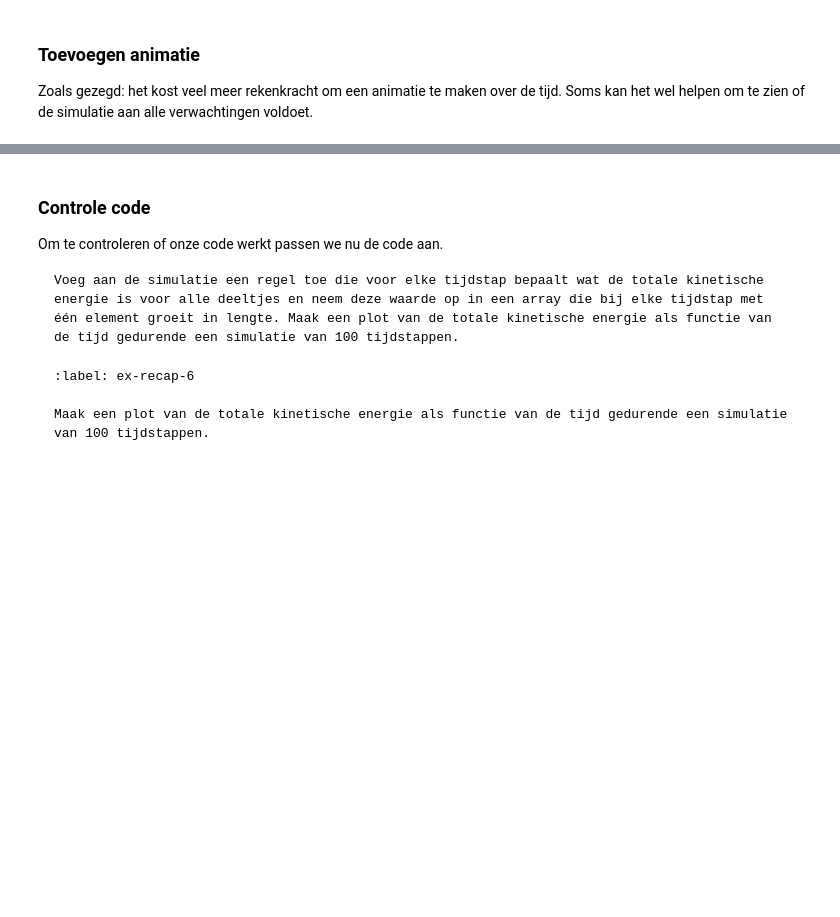
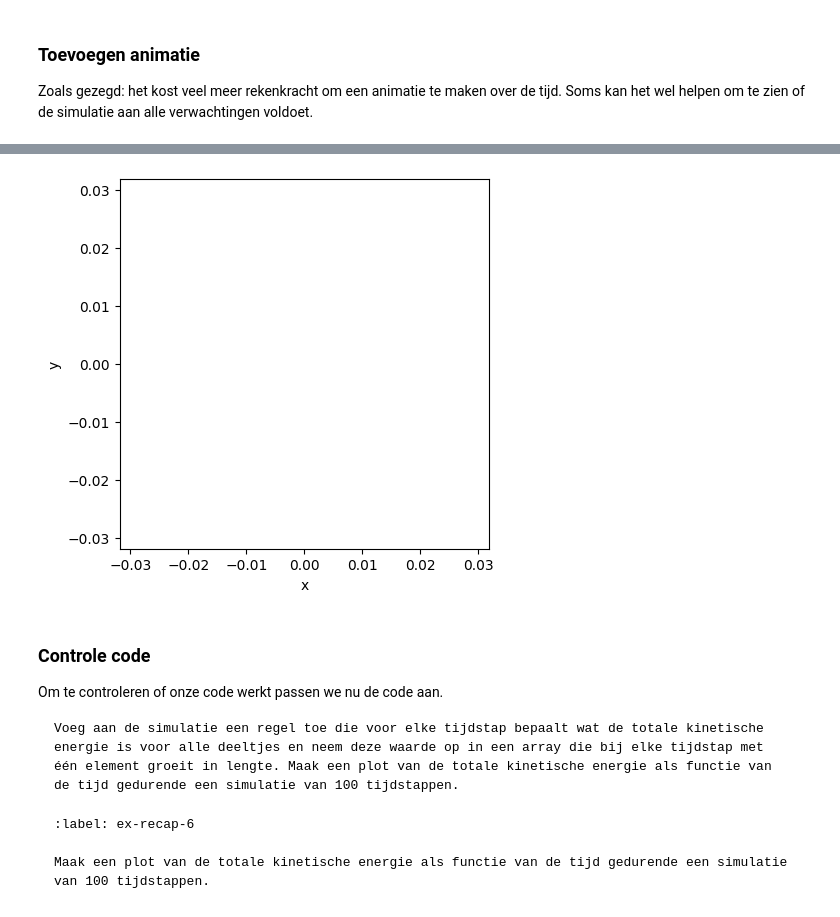
Before and after one commit to DavantePES/inleidend-practicum-2, a Jupyter notebook: Content/PySim/3_recap.ipynb, the cells around one changed output, grey strips where cells are left out. Saved outputs shown, nothing was run; the diff lists cells and outputs as text; code cells hidden in the pictures; blank space fills up the shorter version.

```diff
--- a/Content/PySim/3_recap.ipynb
+++ b/Content/PySim/3_recap.ipynb
@@ -80,8 +80,11 @@ Pas waarde van `DT` aan zodat de verplaatsing van een deeltje in een tijdstap kl
 Onze simulatie modelleert dus een klein systeem zonder rekening te houden met de kracht tussen de luchtmoleculen. Je zult zien dat we toch al behoorlijk wat van de processor vragen om deze berekeningen te doen. Om een meer realistische modelsimulatie te maken is daarom een serieuze uitdaging, die veel wiskunde en programmeerervaring vraagt. Op dit ogenblik wordt dit bijvoorbeeld gevraagd bij een van de eerste opdrachten van het vak 'Computational Physics' van de master Applied Physics.
 # %%
 # Ruimte voor uitwerking
-BOX_SIZE_0 = 10                 # Hoogte en breedte startvolume (in vul je gekozen eenheid in)
+
+# DT moet kleiner zijn dan radius/v0
+
+BOX_SIZE_0 = 0.71 * np.pi * 1.125*2.54/100      # in m^2                 # Hoogte en breedte startvolume (in vul je gekozen eenheid in)
 N = 40                          # Aantal deeltjes
-V_0 = 0                         # Startsnelheid van deeltjes (vul je gekozen eenheid in)
-RADIUS = 0                      # Straal van moleculen (vul je gekozen eenheid in)
-DT = 0                          # Tijdstap om geen botsing te missen (vul je gekozen eenheid in)
+V_0 = 400 # in m / s                      # Startsnelheid van deeltjes (vul je gekozen eenheid in)
+RADIUS = 0.3   # in m            # Straal van moleculen (vul je gekozen eenheid in)
+DT = 1/2000    # in s                      # Tijdstap om geen botsing te missen (vul je gekozen eenheid in)
@@ -262,14 +266,22 @@ ax.set_ylim(-BOX_SIZE_0/2, BOX_SIZE_0/2)
 ax.set_aspect('equal')
 dot, = ax.plot([], [], 'ro', ms=13);
 
+k_energy = np.zeros(100)
+
 def init():
     dot.set_data([], [])
     return dot,
 
 def update(frame):
+
+    energy = 0
+    for p in particles:
+        energy += p.kin_energy
+    k_energy[frame] = energy
     take_time_step(particles)
     dot.set_data([p.r[0] for p in particles], [p.r[1] for p in particles])
     return dot,
 
 ani = FuncAnimation(fig, update, frames=100, init_func=init, blit=True, interval=50)
 HTML(ani.to_jshtml())
+# %% [output]
@@ -276,3 +289,4 @@ HTML(ani.to_jshtml())
+[figure, added]
 # %% [markdown]
 ### Controle code
 
```
Also changed, not shown: parts of 6 cells of this notebook, 1 other file.
